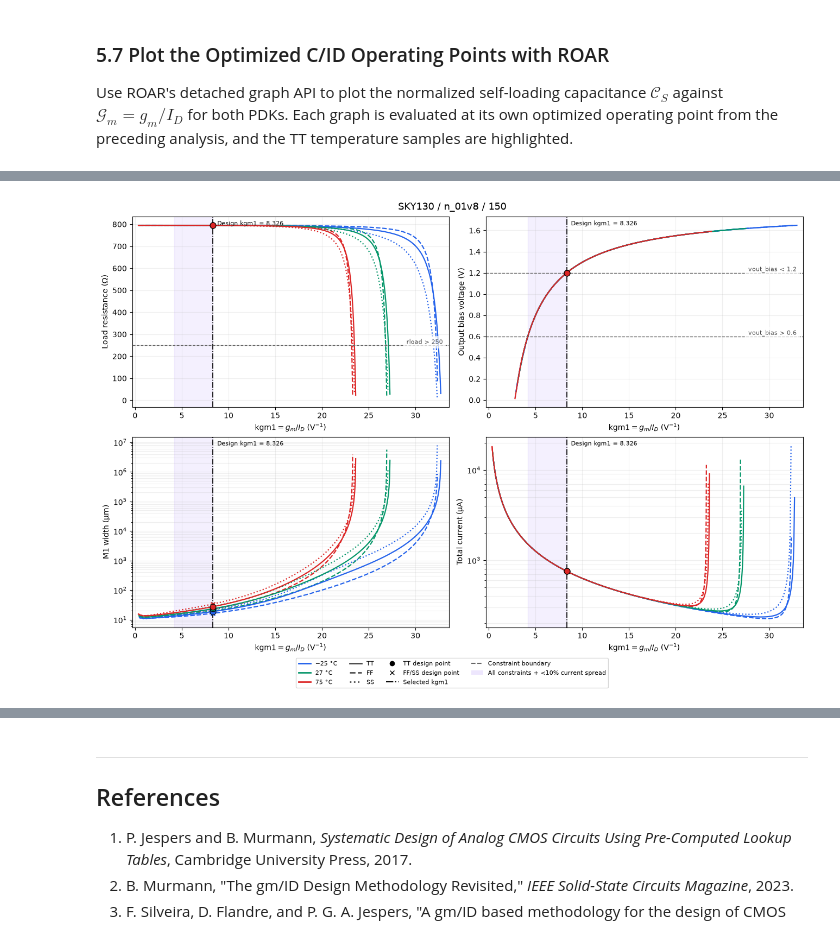
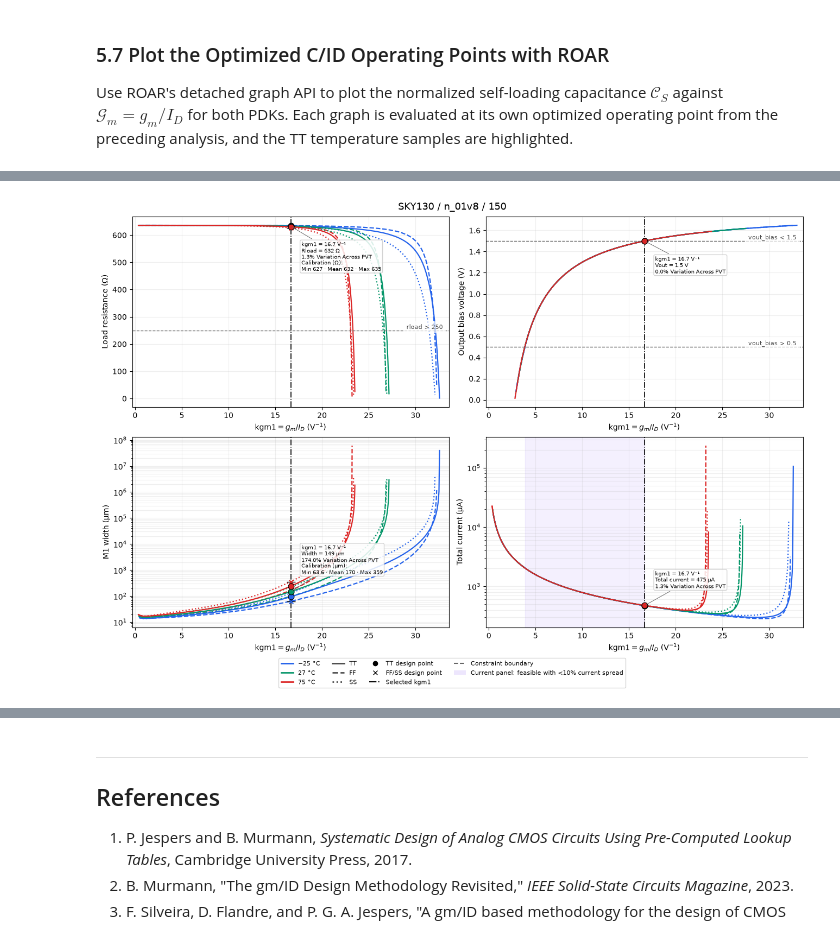
Before and after one commit to alecadair/roar, a Jupyter notebook: notebooks/ROAR_SHOWCASE_AND_DEMO.ipynb, the cells around one changed output, grey strips where cells are left out. Saved outputs shown, nothing was run; the diff lists cells and outputs as text; code cells hidden in the pictures.

```diff
--- a/notebooks/ROAR_SHOWCASE_AND_DEMO.ipynb
+++ b/notebooks/ROAR_SHOWCASE_AND_DEMO.ipynb
@@ -953,8 +902,8 @@ SKY130 / n_01v8 / 150
 
 Use ROAR's detached graph API to plot the normalized self-loading capacitance $\mathcal{C}_S$ against $\mathcal{G}_m=g_m/I_D$ for both PDKs. Each graph is evaluated at its own optimized operating point from the preceding analysis, and the TT temperature samples are highlighted.
 # %%
-# Full positive sweeps with optimized points and constraint boundaries.
-# Run cells 18 and 21 first. ROAR evaluates the plotted design equations.
+# Positive ROAR sweeps with compact design-point annotations.
+# Run the design-entry and optimization cells first.
 %matplotlib inline
 import matplotlib.pyplot as plt
 from matplotlib.lines import Line2D
@@ -972,8 +921,6 @@ common_source_plot_designs = {}
 common_source_plot_data = {}
 common_source_design_points = {}
 
-# Recompute each PDK's optimum using the same analysis as cell 21.
-# Its scalar kgm_opt contains only the LAST PDK, so cannot be reused for both.
 def find_plot_design_point(corner_paths):
     local_curves = load_corner_curves(corner_paths)
     lower = max(curve["kgm"][0] for curve in local_curves)
@@ -982,6 +929,7 @@ def find_plot_design_point(corner_paths):
     def objective(value):
         try:
             mean_i, spread, _, valid = evaluate_set(value, local_curves)
+            # Only CURRENT spread has the <10% bound, not R, W, or Vout spread.
             return mean_i if valid and spread < TARGET_SPREAD else np.inf
         except ValueError:
             return np.inf
@@ -998,9 +946,14 @@ def find_plot_design_point(corner_paths):
     _, selected = min(candidates)
     return selected, local_curves, [(grid[run[0]], grid[run[-1]]) for run in runs]
 
-# Read scalar constraint bounds from the original constraint expressions.
-axis_symbols = {"rload": ("rload", 1.0),
-                "vout_bias": ("vout_bias", 1.0),
+def displayed_point(point, symbol):
+    return {"rload": point["rload"], "vout_bias": point["vout_bias"],
+            "width_um": point["m1_width_m"] * 1e6,
+            "i_total_ua": point["i_total"] * 1e6}[symbol]
+
+parameter_labels = {"rload": ("Rload", "Ω"), "vout_bias": ("Vout", "V"),
+                    "width_um": ("Width", "µm"), "i_total_ua": ("Total current", "µA")}
+axis_symbols = {"rload": ("rload", 1.0), "vout_bias": ("vout_bias", 1.0),
                 "i_total": ("i_total_ua", 1e6)}
 constraint_lines = {symbol: [] for symbol, _, _ in plot_specs}
 for name, expression in common_source_constraints:
@@ -1012,33 +965,30 @@ for name, expression in common_source_constraints:
 
 for pdk_label, corner_paths in corner_sets.items():
     selected_kgm, local_curves, feasible_intervals = find_plot_design_point(corner_paths)
-    common_source_design_points[pdk_label] = {
-        "kgm1": selected_kgm,
-        "corners": {curve["path"]: evaluate_corner(selected_kgm, curve)
-                    for curve in local_curves},
-    }
+    design_points = {curve["path"]: evaluate_corner(selected_kgm, curve) for curve in local_curves}
+    common_source_design_points[pdk_label] = {"kgm1": selected_kgm, "corners": design_points}
+    nominal_curves = [curve for curve in local_curves
+                      if curve["process"] == "tt" and curve["temperature"] == "27"]
+    if len(nominal_curves) != 1:
+        raise ValueError(f"Expected one TT 27 °C reference corner for {pdk_label}.")
+    nominal_point = design_points[nominal_curves[0]["path"]]
     plot_design = roar.Design(f"Common source — {pdk_label}")
     plot_design.add_instance("M1", corners=corner_paths)
     for symbol, expression in common_source_expressions:
         plot_design.add_expression(symbol, expression)
-    # Do not constrain the sweeps; display constraints as reference lines instead.
-    pdk_name = corner_paths[0].split(">")[1]
-    width_scale = 1.0 if pdk_name == "IHP-SG13G2" else 1e6
+    width_scale = 1.0 if corner_paths[0].split(">")[1] == "IHP-SG13G2" else 1e6
     plot_design.add_expression("width_um", f"m1_width*{width_scale:g}")
     plot_design.add_expression("i_total_ua", "i_total*1e6")
     common_source_plot_designs[pdk_label] = plot_design
     common_source_plot_data[pdk_label] = {}
 
-    # Share limits and tick locations across ALL four panels, not just columns.
     fig, axes = plt.subplots(2, 2, figsize=(13, 9), sharex=True, layout="constrained")
     kgm_min = min(curve["kgm"][0] for curve in local_curves)
     kgm_max = max(curve["kgm"][-1] for curve in local_curves)
     kgm_padding = 0.02 * (kgm_max - kgm_min)
     for graph_index, (symbol, ylabel, log_y) in enumerate(plot_specs):
         graph = plot_design.graph(index=graph_index).configure(
-            mode="design", x="kgm1", y=symbol, legend=True,
-            log_x=False, log_y=log_y,
-        )
+            mode="design", x="kgm1", y=symbol, legend=True, log_x=False, log_y=log_y)
         graph.add_marker(selected_kgm)
         frames = graph.evaluate(home=ROAR_HOME)
         ax = axes.flat[graph_index]
@@ -1059,29 +1009,19 @@ for pdk_label, corner_paths in corner_sets.items():
             positive_frames.append(samples.dropna(subset=["y"]).reset_index(drop=True))
             ax.plot(samples["x"], samples["y"], color=color,
                     linestyle=process_styles[process], linewidth=1.6)
-
-            # Use cell 21's LUT interpolation at the exact optimized kgm1,
-            # rather than the nearest plotted sample.
-            point = common_source_design_points[pdk_label]["corners"][corner_path]
-            marker_y = {"rload": point["rload"],
-                        "vout_bias": point["vout_bias"],
-                        "width_um": point["m1_width_m"] * 1e6,
-                        "i_total_ua": point["i_total"] * 1e6}[symbol]
             marker_options = {"edgecolors": "black", "linewidths": 0.8} if process == "tt" else {}
-            ax.scatter(selected_kgm, marker_y, color=color,
-                       marker="o" if process == "tt" else "x",
+            ax.scatter(selected_kgm, displayed_point(design_points[corner_path], symbol),
+                       color=color, marker="o" if process == "tt" else "x",
                        s=60 if process == "tt" else 30, zorder=6, **marker_options)
         common_source_plot_data[pdk_label][symbol] = positive_frames
-
-        # Freeze the data-driven y range BEFORE adding constraint reference lines.
-        # Out-of-view constraints must not expand the plot or compress the curves.
         data_ylim = ax.get_ylim()
         ax.set_ylim(data_ylim)
-        for left, right in feasible_intervals:
-            ax.axvspan(left, right, color="#8b5cf6", alpha=0.09, zorder=0)
+        # This shading belongs only to the current panel. Other parameters
+        # have their own scalar constraints, but no <10% variation requirement.
+        if symbol == "i_total_ua":
+            for left, right in feasible_intervals:
+                ax.axvspan(left, right, color="#8b5cf6", alpha=0.09, zorder=0)
         ax.axvline(selected_kgm, color="black", linestyle="-.", linewidth=1.2)
-        ax.text(selected_kgm, 0.98, f"  Design kgm1 = {selected_kgm:.3f}",
-                transform=ax.get_xaxis_transform(), va="top", fontsize=8)
         for bound, label in constraint_lines[symbol]:
             if (log_y and bound <= 0) or not data_ylim[0] <= bound <= data_ylim[1]:
                 continue
@@ -1090,6 +1030,32 @@ for pdk_label, corner_paths in corner_sets.items():
             ax.text(0.98, bound, label, transform=ax.get_yaxis_transform(),
                     ha="right", va="bottom", fontsize=8, color="0.3",
                     bbox=dict(facecolor="white", edgecolor="none", alpha=0.7))
+
+        values = np.array([displayed_point(point, symbol) for point in design_points.values()])
+        nominal_y = displayed_point(nominal_point, symbol)
+        minimum, mean, maximum = float(values.min()), float(values.mean()), float(values.max())
+        variation = (maximum - minimum) / mean
+        parameter, unit = parameter_labels[symbol]
+        annotation = (f"kgm1 = {selected_kgm:.3g} V⁻¹\n"
+                      f"{parameter} = {nominal_y:.3g} {unit}\n"
+                      f"{variation:.1%} Variation Across PVT")
+        if symbol in ("rload", "width_um"):
+            annotation += (f"\nCalibration ({unit}):\n"
+                           f"Min {minimum:.3g} · Mean {mean:.3g} · Max {maximum:.3g}")
+            ax.errorbar(selected_kgm, nominal_y,
+                        yerr=np.array([[max(0.0, nominal_y - minimum)],
+                                       [max(0.0, maximum - nominal_y)]]),
+                        fmt="none", ecolor="black", capsize=6, linewidth=1.5, zorder=5)
+        # Keep the compact callout adjacent to the point, below the R/Vout
+        # curves and above the current minimum / width sizing point.
+        offset = (14, -20) if symbol in ("rload", "vout_bias") else (14, 22)
+        ax.annotate(annotation, xy=(selected_kgm, nominal_y),
+                    xytext=offset, textcoords="offset points",
+                    ha="left", va="top" if offset[1] < 0 else "bottom",
+                    fontsize=7, linespacing=1.15,
+                    bbox=dict(boxstyle="round,pad=0.25", facecolor="white",
+                              edgecolor="0.8", alpha=0.85),
+                    arrowprops=dict(arrowstyle="-", color="0.4", lw=0.7), zorder=8)
         ax.set(xlabel=r"$\mathrm{kgm1}=g_m/I_D$ (V$^{-1}$)", ylabel=ylabel)
         ax.set_xlim(kgm_min - kgm_padding, kgm_max + kgm_padding)
         ax.tick_params(axis="x", labelbottom=True)
@@ -1109,14 +1075,13 @@ for pdk_label, corner_paths in corner_sets.items():
         Line2D([0], [0], color="black", linestyle="-.", label="Selected kgm1"),
         Line2D([0], [0], color="0.4", linestyle="--", label="Constraint boundary"),
         Patch(facecolor="#8b5cf6", alpha=0.15,
-              label=f"All constraints + <{TARGET_SPREAD:.0%} current spread"),
+              label=f"Current panel: feasible with <{TARGET_SPREAD:.0%} current spread"),
     ]
     fig.legend(handles=legend_handles, loc="outside lower center", ncol=4, fontsize=8)
     fig.suptitle(pdk_label, fontsize=13)
     plt.show()
 
-print("Temperature: −25 °C blue, 27 °C green, 75 °C red. TT solid, FF dashed, SS dotted.")
-print("Markers: each PDK's optimized kgm1 at all corners; circles highlight TT.")
-print("Purple spans: sampled all-corner feasible regions, including the current-spread limit.")
-print("Y limits follow the data; constraint lines outside the visible range are omitted.")
+print("Variation Across PVT = (max − min) / mean at fixed optimized kgm1.")
+print("Only total current has a <10% variation constraint; resistance, width, and voltage do not.")
+print("R/width min, mean, max are analytical calibration targets; nominal values use TT 27 °C.")
 # %% [output]
@@ -1124 +1089 @@ print("Y limits follow the data; constraint lines outside the visible range are
-[figure, old version]
+[figure, new version]
```
Also changed, not shown: parts of 28 cells of this notebook, 3 other files.
